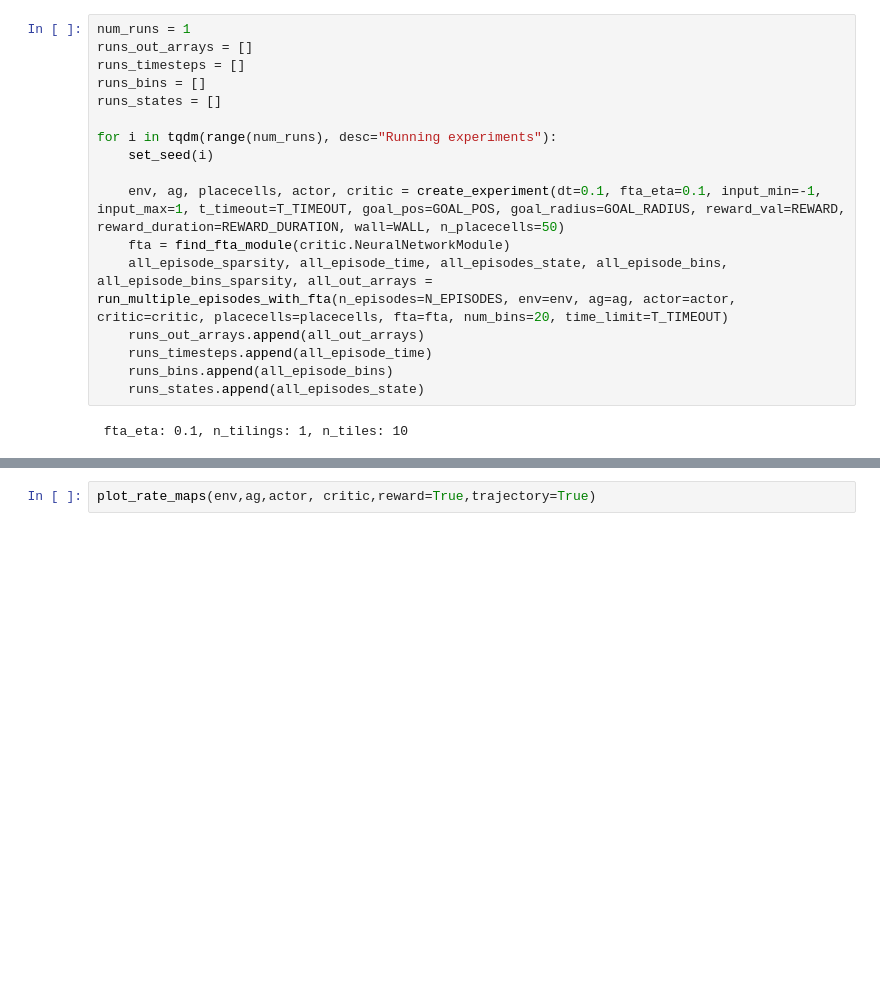
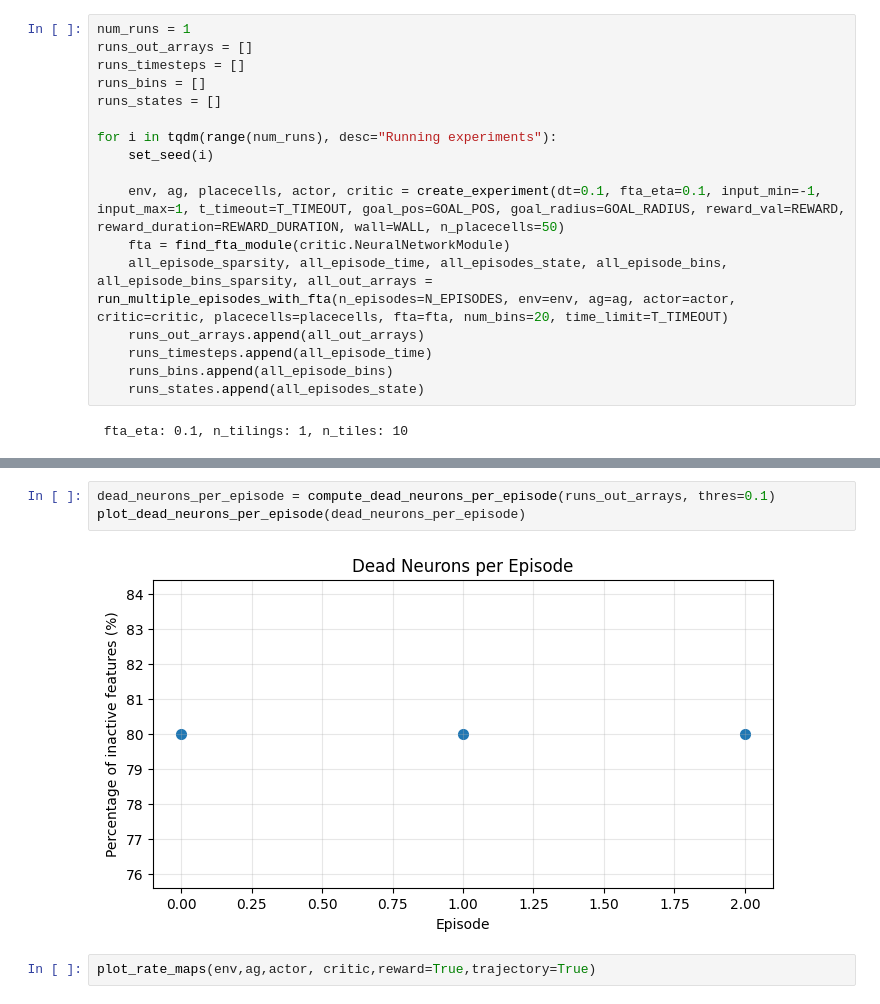
Before and after one commit to jadkins99/RatInABox, a Jupyter notebook: neuro_rl/test_sparsity.ipynb, the cells around one changed output, grey strips where cells are left out. Cells and saved outputs as stored; diff of their text form; blank space fills up the shorter version.

```diff
--- a/neuro_rl/test_sparsity.ipynb
+++ b/neuro_rl/test_sparsity.ipynb
@@ -335,3 +415,8 @@ plot_dead_neurons_over_time(dead_neurons_per_timestep, dt=DT)
+# %%
+dead_neurons_per_episode = compute_dead_neurons_per_episode(runs_out_arrays, thres=0.1)
+plot_dead_neurons_per_episode(dead_neurons_per_episode)
+# %% [output]
+[figure, added]
 # %%
 plot_rate_maps(env,ag,actor, critic,reward=True,trajectory=True)
 # %% [output]
```
Also changed, not shown: parts of 4 cells of this notebook, 1 other file.
